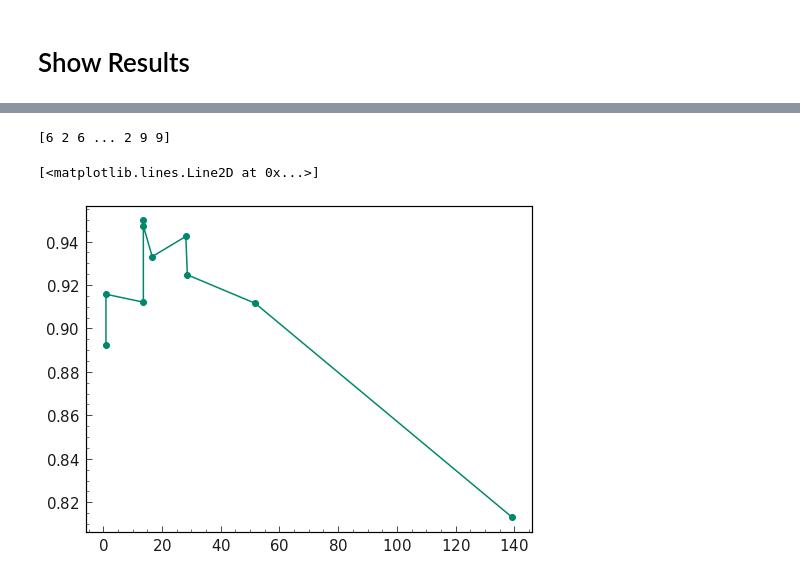
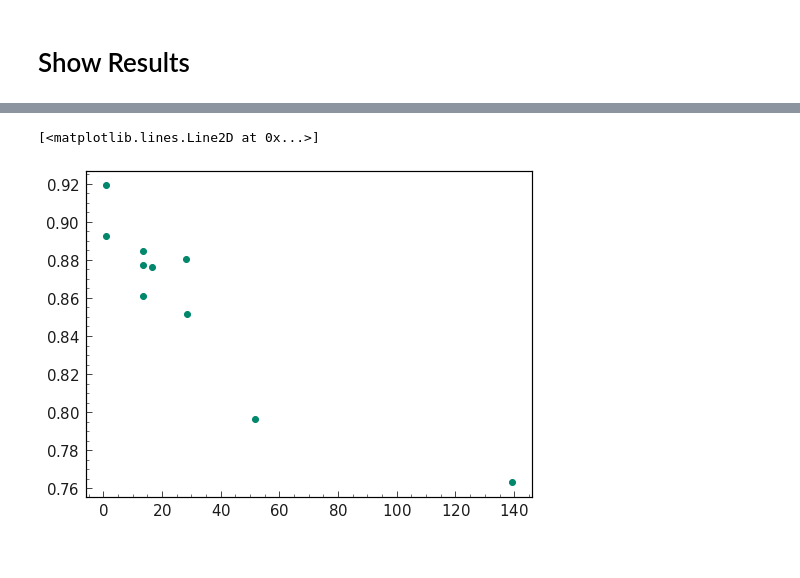
Before and after one commit to grheine/IN_hls4ml, a Jupyter notebook: IN_pipeline.ipynb, the cells around one changed output, grey strips where cells are left out. Cells and saved outputs as stored; diff of their text form; code cells hidden in the pictures.

```diff
--- a/IN_pipeline.ipynb
+++ b/IN_pipeline.ipynb
@@ -314,34 +303,35 @@ data = GraphDataset(graphs)
-# %%
-import matplotlib.pyplot as plt
-
-outputs, targets, zs = [], [], []
-
-for d in data:
-    output = model(d).squeeze(1).detach().numpy()
-    y = d.y.detach().numpy()
-
-    outputs = np.append(outputs, output)
-    targets = np.append(targets, y)
-    zs = np.append(zs, np.abs(d.edge_attr[:,1].detach().numpy())*100)
-
-thld = 0.8
-outputs[outputs > thld] = 1.
-outputs[outputs < thld] = 0.
-
-equal = np.equal(outputs, targets)
-arr = np.stack((equal,zs), axis=1)
-bins = np.unique(arr[:,1])
-inds = np.digitize(arr[:,1], bins)
-
-test = np.zeros((len(bins),2))
-
-for i, b in enumerate(bins):
-    arr_binned = arr[inds==i+1][:,0]
-    test[i] = [np.sum(arr_binned)/len(arr_binned), b]
-# %% [output]
-[6 2 6 ... 2 9 9]
-# %%
-plt.plot(test[:,1], test[:,0])
-# %% [output]
-[<matplotlib.lines.Line2D at 0x...>]
-[figure, removed]
+# %%
+data = GraphDataset(graphs[:1000])
+# %%
+import matplotlib.pyplot as plt
+import torch.nn.functional as F
+
+outputs, targets, zs = [], [], []
+
+for d in tqdm(data):
+    output = model(d).squeeze(1).detach().numpy()
+    y = d.y.detach().numpy()
+
+    outputs = np.append(outputs, output)
+    targets = np.append(targets, y)
+    zs = np.append(zs, np.abs(d.edge_attr[:,1].detach().numpy())*100)
+
+thld = 0.8
+outputs[outputs > thld] = 1.
+outputs[outputs < thld] = 0.
+
+equal = np.equal(outputs, targets)
+arr = np.stack((equal,zs), axis=1)
+bins = np.unique(arr[:,1])
+inds = np.digitize(arr[:,1], bins)
+
+test = np.zeros((len(bins),3))
+
+for i, b in enumerate(bins):
+    arr_binned = arr[inds==i+1][:,0]
+    test[i] = [b, np.mean(arr_binned), np.std(arr_binned)]
+# %%
+plt.plot(test[:,0], test[:,1], 'o')
+# %% [output]
+[<matplotlib.lines.Line2D at 0x...>]
+[figure, added]
```
Also changed, not shown: parts of 14 cells of this notebook, 5 other files.
